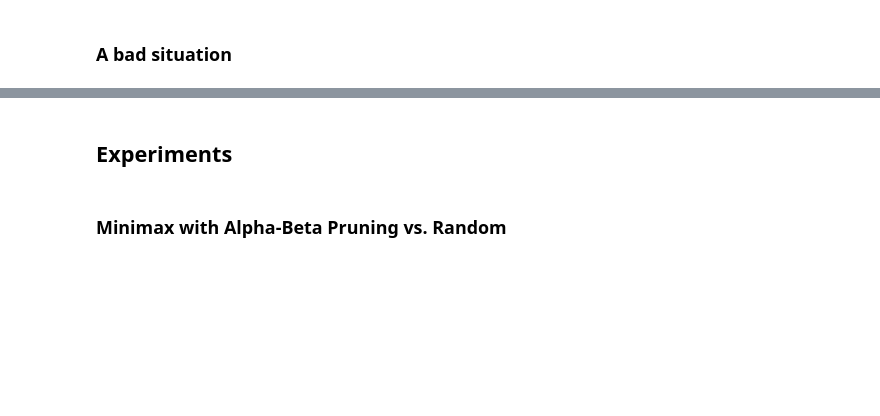
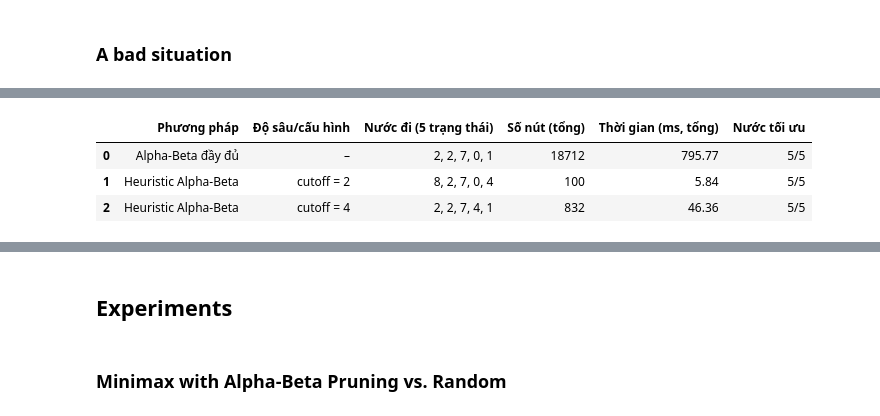
Before and after one commit to 10tothepowerof6/AdvancedAI-Repo, a Jupyter notebook: lab05_game_HuynhTanPhiHung_3124720026_DoXuanTrieu_3124720072_LeTanPhat_3124720050_LeNgocPhuc_3124720053/lab05 - game/tictactoe_heuristic_alpha_beta_tree_search.ipynb, the cells around one changed output, grey strips where cells are left out. Saved outputs shown, nothing was run; the diff lists cells and outputs as text; code cells hidden in the pictures; blank space fills up the shorter version.

```diff
--- a/lab05_game_HuynhTanPhiHung_3124720026_DoXuanTrieu_3124720072_LeTanPhat_3124720050_LeNgocPhuc_3124720053/lab05 - game/tictactoe_heuristic_alpha_beta_tree_search.ipynb
+++ b/lab05_game_HuynhTanPhiHung_3124720026_DoXuanTrieu_3124720072_LeTanPhat_3124720050_LeNgocPhuc_3124720053/lab05 - game/tictactoe_heuristic_alpha_beta_tree_search.ipynb
@@ -353,0 +480,19 @@ Wall time: 56.8 ms
+# %%
+ORDER = [('Alpha-Beta đầy đủ', '–', 'không cutoff'),
+         ('Heuristic Alpha-Beta', 'cutoff = 2', 'cutoff = 2'),
+         ('Heuristic Alpha-Beta', 'cutoff = 4', 'cutoff = 4')]
+summary_rows = []
+for method, depth, config in ORDER:
+    part = case_table[case_table['cấu hình'] == config]
+    summary_rows.append({'Phương pháp': method, 'Độ sâu/cấu hình': depth,
+                         'Nước đi (5 trạng thái)': ', '.join(str(m) for m in part['nước đi']),
+                         'Số nút (tổng)': int(part['số nút'].sum()),
+                         'Thời gian (ms, tổng)': round(float(part['thời gian (ms)'].sum()), 2),
+                         'Nước tối ưu': f"{int(part['nước tối ưu?'].sum())}/{len(part)}"})
+de_table = pd.DataFrame(summary_rows)
+de_table
+# %% [output]
+|  | Phương pháp | Độ sâu/cấu hình | Nước đi (5 trạng thái) | Số nút (tổng) | Thời gian (ms, tổng) | Nước tối ưu |
+| 0 | Alpha-Beta đầy đủ | – | 2, 2, 7, 0, 1 | 18712 | 795.77 | 5/5 |
+| 1 | Heuristic Alpha-Beta | cutoff = 2 | 8, 2, 7, 0, 4 | 100 | 5.84 | 5/5 |
+| 2 | Heuristic Alpha-Beta | cutoff = 4 | 2, 2, 7, 4, 1 | 832 | 46.36 | 5/5 |
```
Also changed, not shown: parts of 34 cells of this notebook.
